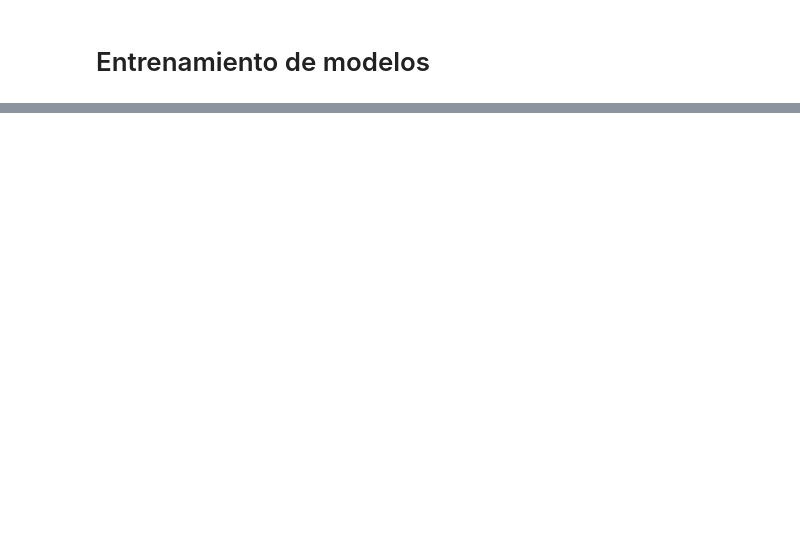
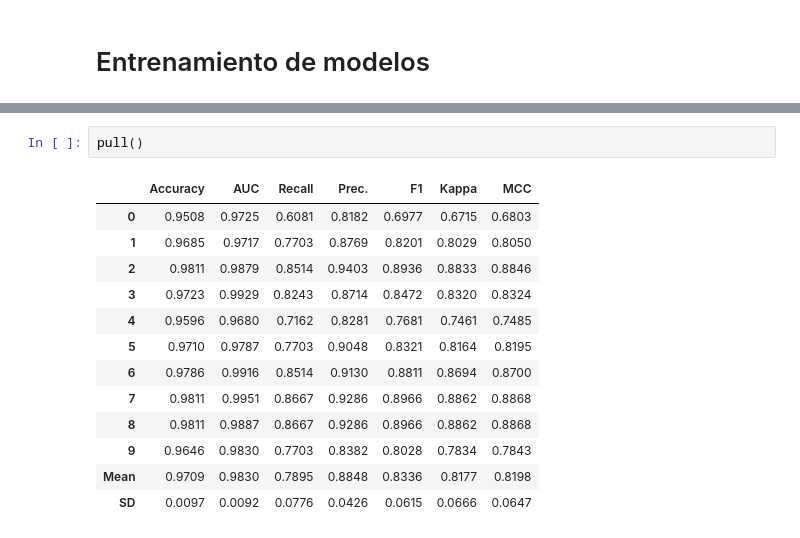
Before and after one commit to Max-jones/Sistema_Experto_APP, a Jupyter notebook: notebooks/proyecto_phm.ipynb, the cells around one changed output, grey strips where cells are left out. Drawn from its saved outputs; the diff is of its cells as text; blank space fills up the shorter version.

```diff
--- a/notebooks/proyecto_phm.ipynb
+++ b/notebooks/proyecto_phm.ipynb
@@ -320,0 +339,16 @@ saved_1_stack = load_model('stack_inicial')
+# %%
+pull()
+# %% [output]
+|  | Accuracy | AUC | Recall | Prec. | F1 | Kappa | MCC |
+| 0 | 0.9508 | 0.9725 | 0.6081 | 0.8182 | 0.6977 | 0.6715 | 0.6803 |
+| 1 | 0.9685 | 0.9717 | 0.7703 | 0.8769 | 0.8201 | 0.8029 | 0.8050 |
+| 2 | 0.9811 | 0.9879 | 0.8514 | 0.9403 | 0.8936 | 0.8833 | 0.8846 |
+| 3 | 0.9723 | 0.9929 | 0.8243 | 0.8714 | 0.8472 | 0.8320 | 0.8324 |
+| 4 | 0.9596 | 0.9680 | 0.7162 | 0.8281 | 0.7681 | 0.7461 | 0.7485 |
+| 5 | 0.9710 | 0.9787 | 0.7703 | 0.9048 | 0.8321 | 0.8164 | 0.8195 |
+| 6 | 0.9786 | 0.9916 | 0.8514 | 0.9130 | 0.8811 | 0.8694 | 0.8700 |
+| 7 | 0.9811 | 0.9951 | 0.8667 | 0.9286 | 0.8966 | 0.8862 | 0.8868 |
+| 8 | 0.9811 | 0.9887 | 0.8667 | 0.9286 | 0.8966 | 0.8862 | 0.8868 |
+| 9 | 0.9646 | 0.9830 | 0.7703 | 0.8382 | 0.8028 | 0.7834 | 0.7843 |
+| Mean | 0.9709 | 0.9830 | 0.7895 | 0.8848 | 0.8336 | 0.8177 | 0.8198 |
+| SD | 0.0097 | 0.0092 | 0.0776 | 0.0426 | 0.0615 | 0.0666 | 0.0647 |
```
Also changed, not shown: parts of 19 cells of this notebook, 6 other files.
